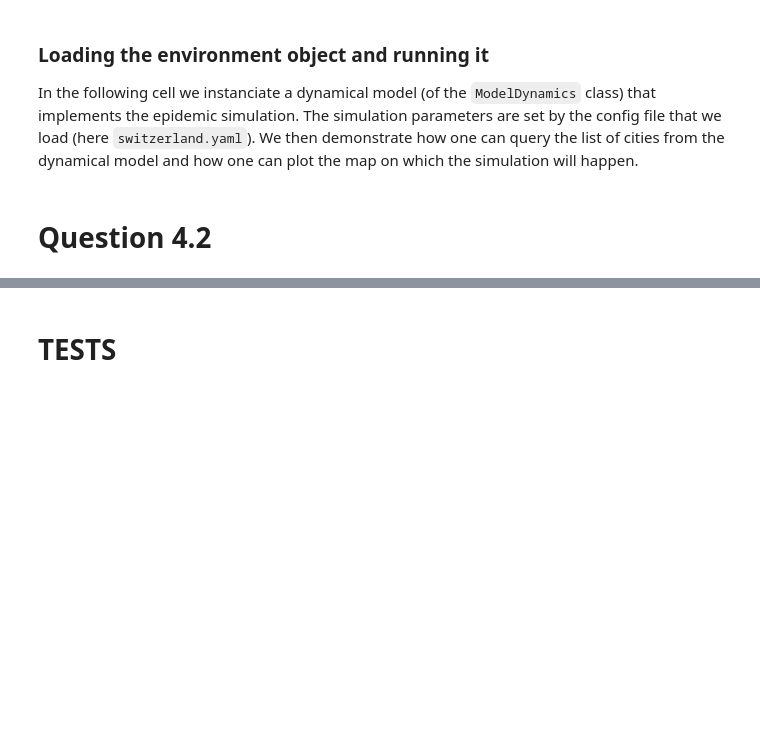
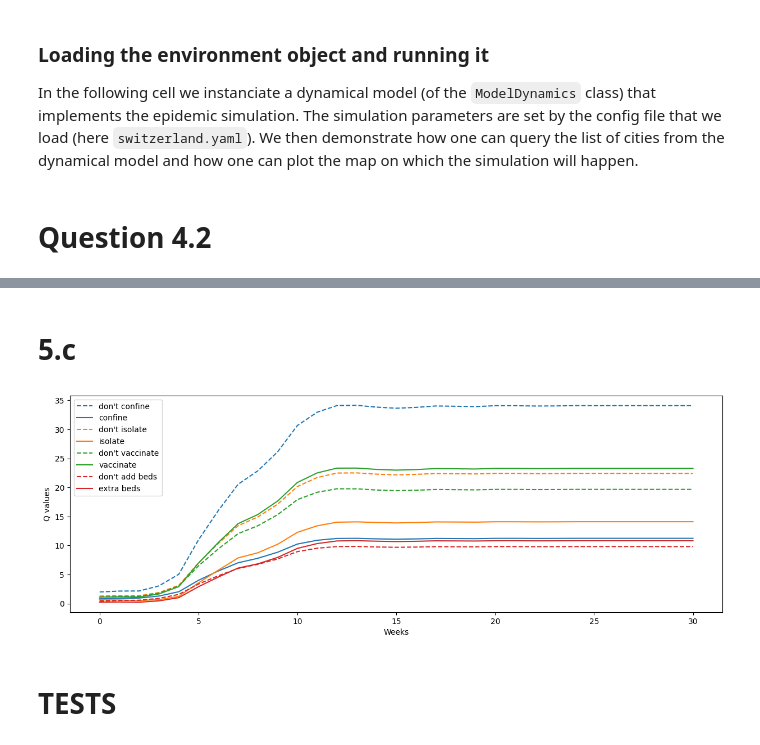
Before and after one commit to tuturta/Miniproject_DQN, a Jupyter notebook: Arthur_4_2.ipynb, the cells around one changed output, grey strips where cells are left out. Saved outputs shown, nothing was run; the diff lists cells and outputs as text; code cells hidden in the pictures; blank space fills up the shorter version.

```diff
--- a/Arthur_4_2.ipynb
+++ b/Arthur_4_2.ipynb
@@ -338,3 +469,34 @@ Maximum cumulative rewards: 62.777305603027344, corresponding to 154 days of con
+# %% [markdown]
+# 5.c
+# %%
+obs, info = agent.env.reset(0)
+done = False
+q_values = []
+while not done:
+    q_values.append(agent.model(obs[0,:2].flatten()).detach().tolist())
+    action = agent.act(obs, exploration=False) # No exploration
+    obs, reward, done, info = agent.env.step(action)
+# For the last day
+q_values.append(agent.model(obs[0,:2].flatten()).detach().tolist())
+q_values = np.array(q_values)
+
+labels = ["don't confine", 'confine', "don't isolate", 'isolate',  "don't vaccinate", "vaccinate",  "don't add beds", "extra beds"]
+colors = ['tab:blue', 'tab:orange', 'tab:green', 'tab:red']
+color_idx = -1
+
+plt.figure(figsize=(15,5))
+for i in range(q_values.shape[1]):
+    ls = None
+    if i%2 == 0:
+        color_idx += 1
+        ls = '--'
+    plt.plot(q_values[:,i], label = labels[i],ls = ls, color = colors[color_idx])
+plt.ylabel('Q values')
+plt.xlabel('Weeks')
+plt.legend()
+plt.show()
+# %% [output]
+[figure, added]
 # %% [markdown]
 # TESTS
 # %%
```
Also changed, not shown: parts of 17 cells of this notebook, 1 other file.
